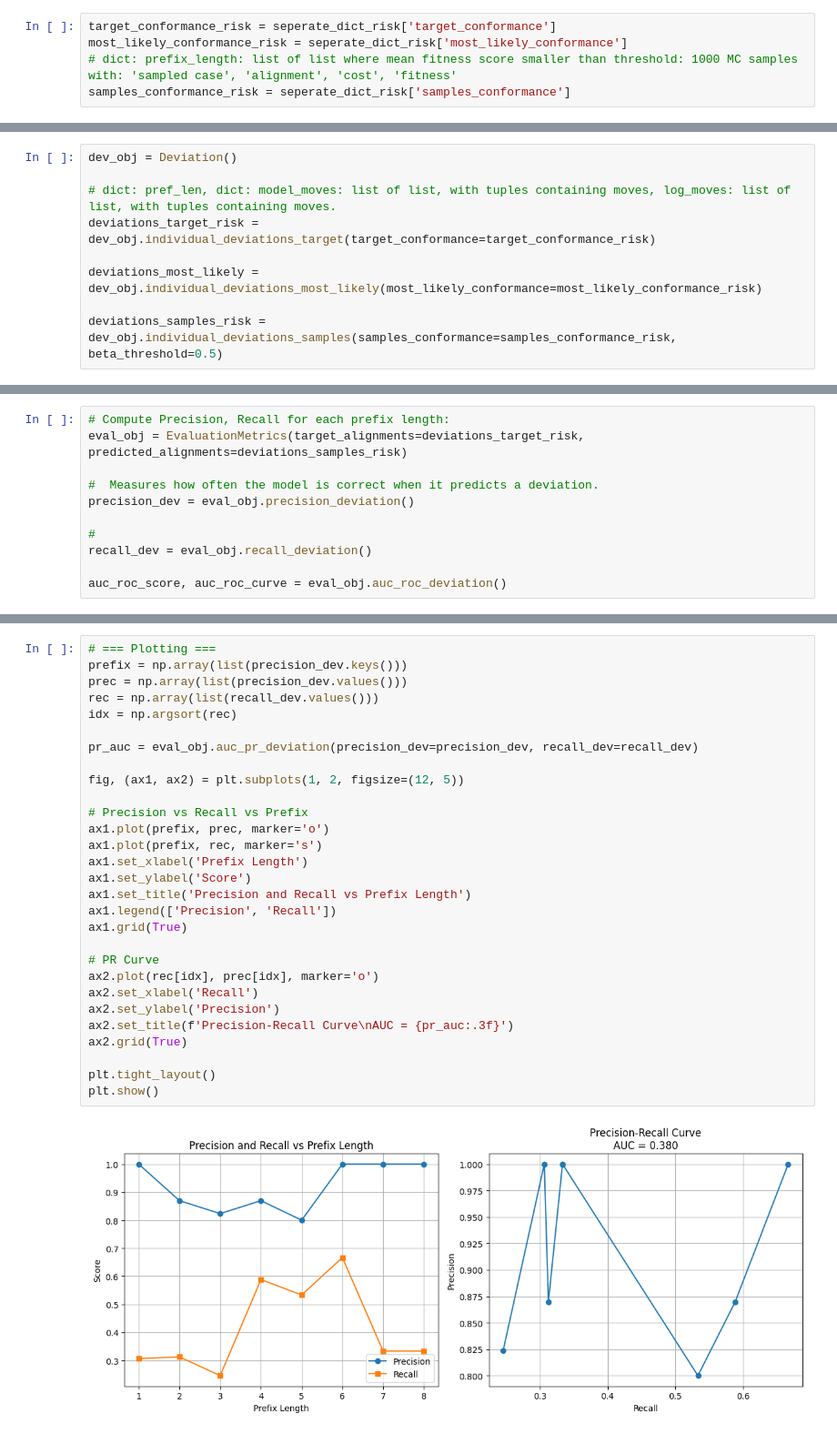
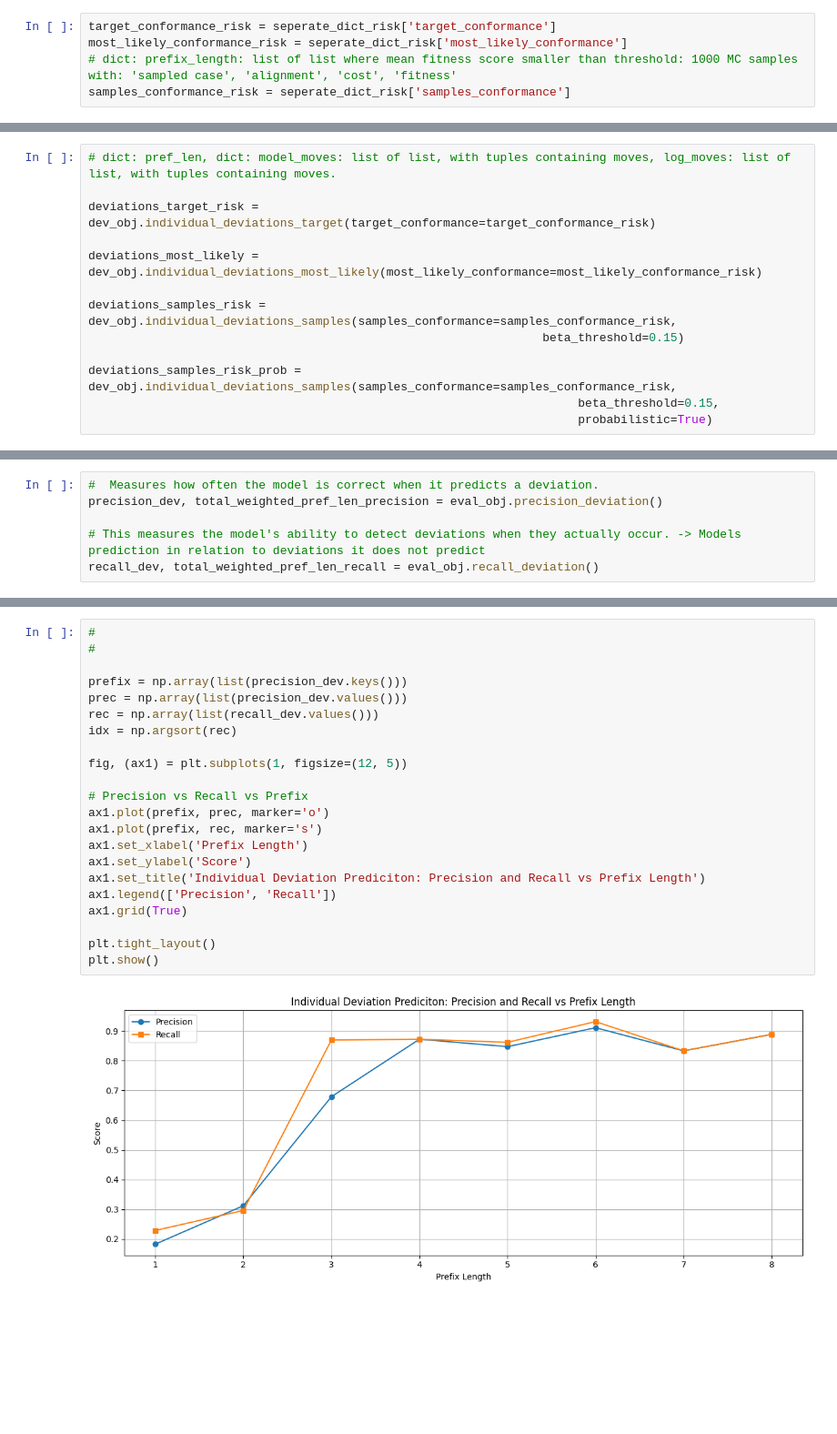
Before and after one commit to ProbabilisticSuffixPredictionLab/conformance_dev_and_pos_pred, a Jupyter notebook: src/notebooks/evaluation/Helpdesk/Helpdesk_eval_risk.ipynb, the cells around one changed output, grey strips where cells are left out. Shown at 91% size. Saved outputs shown, nothing was run; the diff lists cells and outputs as text; blank space fills up the shorter version.

```diff
--- a/src/notebooks/evaluation/Helpdesk/Helpdesk_eval_risk.ipynb
+++ b/src/notebooks/evaluation/Helpdesk/Helpdesk_eval_risk.ipynb
@@ -90,9 +93,13 @@ samples_conformance_risk = seperate_dict_risk['samples_conformance']
 # %%
-dev_obj = Deviation()
+# dict: pref_len, dict: model_moves: list of list, with tuples containing moves, log_moves: list of list, with tuples containing moves.
 
-# dict: pref_len, dict: model_moves: list of list, with tuples containing moves, log_moves: list of list, with tuples containing moves.
 deviations_target_risk = dev_obj.individual_deviations_target(target_conformance=target_conformance_risk)
 
 deviations_most_likely = dev_obj.individual_deviations_most_likely(most_likely_conformance=most_likely_conformance_risk)
 
-deviations_samples_risk = dev_obj.individual_deviations_samples(samples_conformance=samples_conformance_risk, beta_threshold=0.5)
+deviations_samples_risk = dev_obj.individual_deviations_samples(samples_conformance=samples_conformance_risk,
+                                                                beta_threshold=0.15)
+
+deviations_samples_risk_prob = dev_obj.individual_deviations_samples(samples_conformance=samples_conformance_risk,
+                                                                     beta_threshold=0.15,
+                                                                     probabilistic=True)
@@ -99,13 +108,8 @@ deviations_samples_risk = dev_obj.individual_deviations_samples(samples_conforma
 # %%
-# Compute Precision, Recall for each prefix length:
-eval_obj = EvaluationMetrics(target_alignments=deviations_target_risk, predicted_alignments=deviations_samples_risk)
+#  Measures how often the model is correct when it predicts a deviation.
+precision_dev, total_weighted_pref_len_precision = eval_obj.precision_deviation()
 
-#  Measures how often the model is correct when it predicts a deviation.
-precision_dev = eval_obj.precision_deviation()
-
-#
-recall_dev = eval_obj.recall_deviation()
-
-auc_roc_score, auc_roc_curve = eval_obj.auc_roc_deviation()
+# This measures the model's ability to detect deviations when they actually occur. -> Models prediction in relation to deviations it does not predict
+recall_dev, total_weighted_pref_len_recall = eval_obj.recall_deviation()
 # %%
 print("Precision Results:", precision_dev)
@@ -124,31 +133,24 @@ AUC ROC:  0.7675159235668789
 # %%
-# === Plotting ===
+#
+#
+
 prefix = np.array(list(precision_dev.keys()))
 prec = np.array(list(precision_dev.values()))
 rec = np.array(list(recall_dev.values()))
 idx = np.argsort(rec)
 
-pr_auc = eval_obj.auc_pr_deviation(precision_dev=precision_dev, recall_dev=recall_dev)
-
-fig, (ax1, ax2) = plt.subplots(1, 2, figsize=(12, 5))
+fig, (ax1) = plt.subplots(1, figsize=(12, 5))
 
 # Precision vs Recall vs Prefix
 ax1.plot(prefix, prec, marker='o')
 ax1.plot(prefix, rec, marker='s')
 ax1.set_xlabel('Prefix Length')
 ax1.set_ylabel('Score')
-ax1.set_title('Precision and Recall vs Prefix Length')
+ax1.set_title('Individual Deviation Prediciton: Precision and Recall vs Prefix Length')
 ax1.legend(['Precision', 'Recall'])
 ax1.grid(True)
 
-# PR Curve
-ax2.plot(rec[idx], prec[idx], marker='o')
-ax2.set_xlabel('Recall')
-ax2.set_ylabel('Precision')
-ax2.set_title(f'Precision-Recall Curve\nAUC = {pr_auc:.3f}')
-ax2.grid(True)
-
 plt.tight_layout()
 plt.show()
 # %% [output]
-[figure, old version]
+[figure, new version]
```
Also changed, not shown: parts of 7 cells of this notebook, 6 other files.
